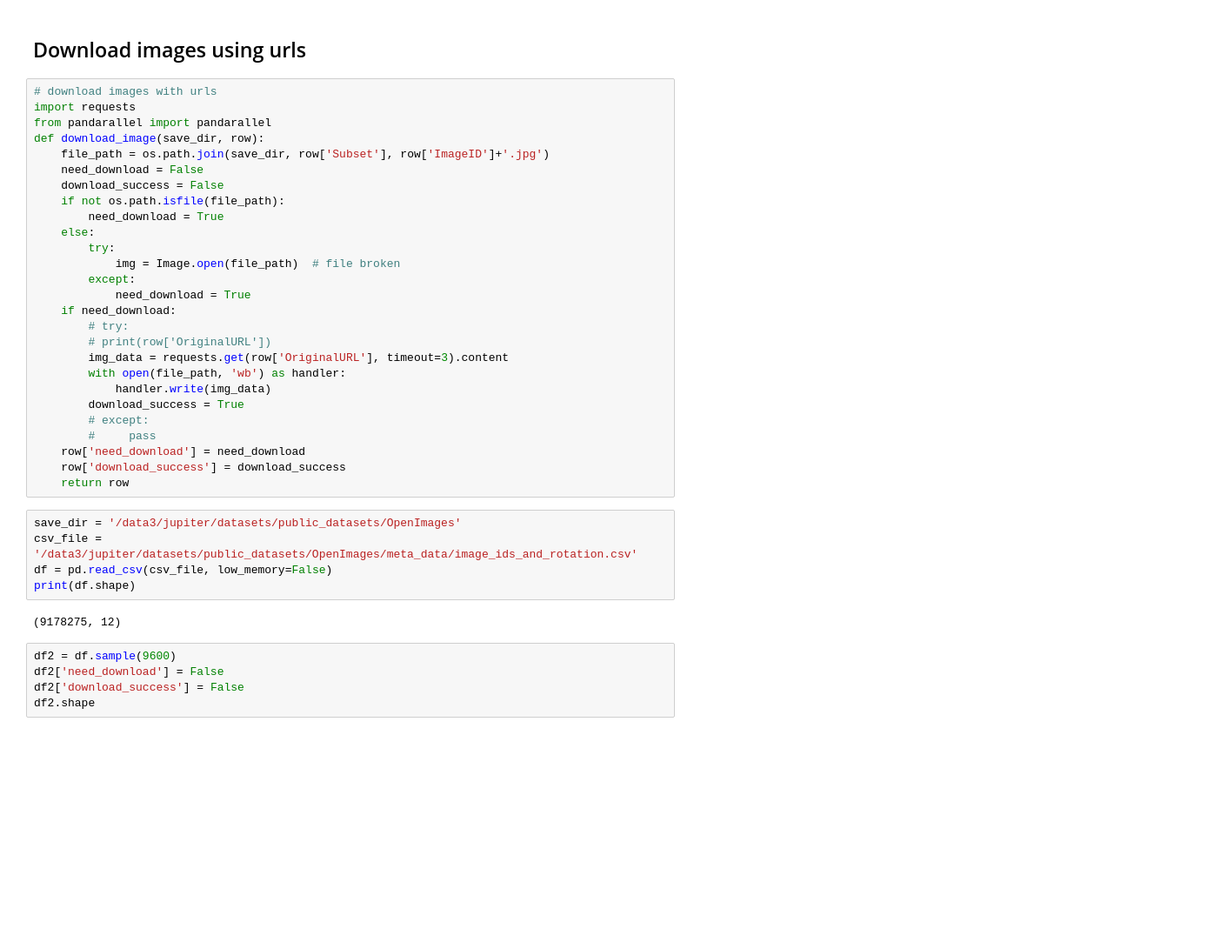
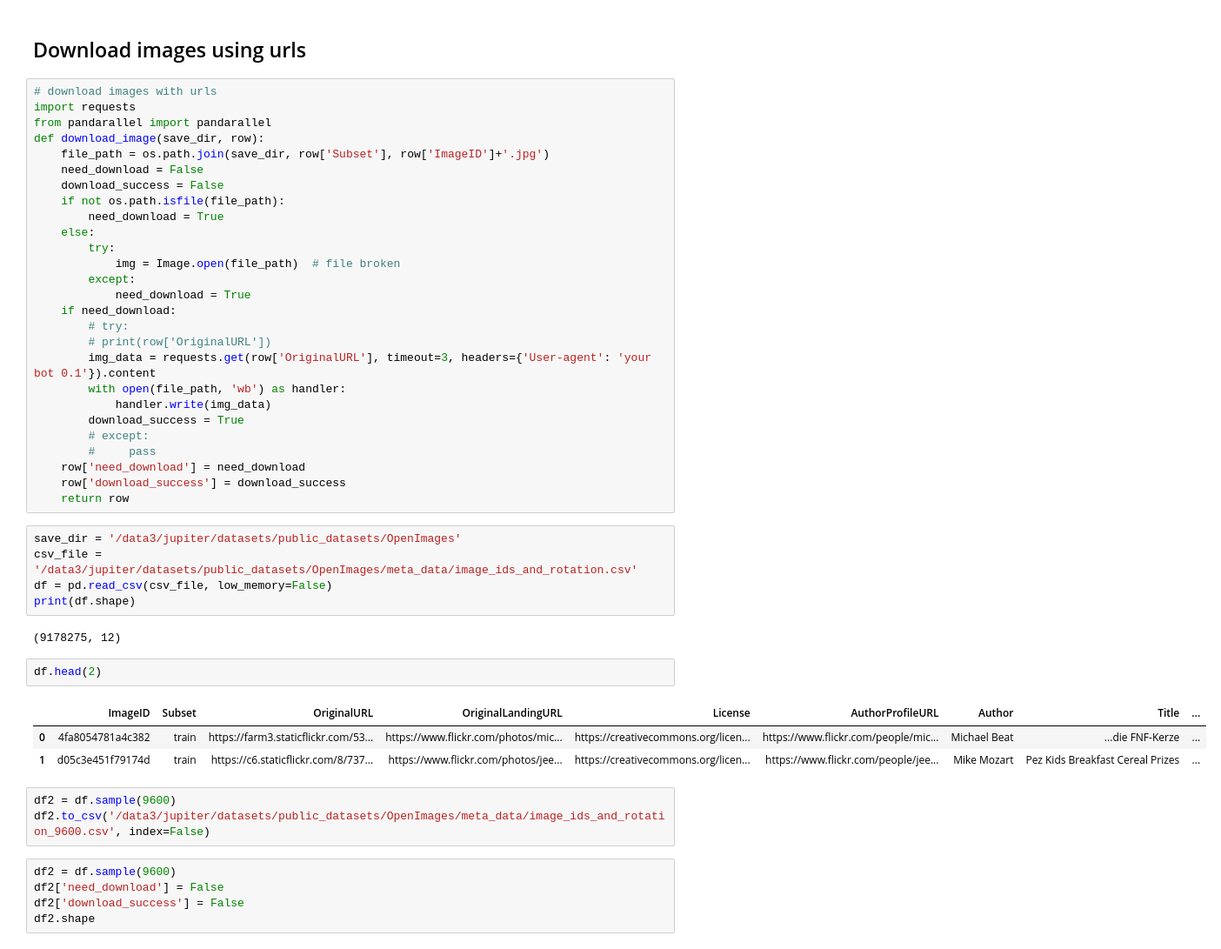
Before and after one commit to liyubrt/notebooks, a Jupyter notebook: pretrain_vit/OpenImages.ipynb, the cells around one changed output. Shown at 87% size. Cells and saved outputs as stored; diff of their text form; blank space fills up the shorter version.

```diff
--- a/pretrain_vit/OpenImages.ipynb
+++ b/pretrain_vit/OpenImages.ipynb
@@ -614,7 +614,7 @@ def download_image(save_dir, row):
     if need_download:
         # try:
         # print(row['OriginalURL'])
-        img_data = requests.get(row['OriginalURL'], timeout=3).content
+        img_data = requests.get(row['OriginalURL'], timeout=3, headers={'User-agent': 'your bot 0.1'}).content
         with open(file_path, 'wb') as handler:
             handler.write(img_data)
         download_success = True
@@ -630,6 +630,15 @@ df = pd.read_csv(csv_file, low_memory=False)
 print(df.shape)
 # %% [output]
 (9178275, 12)
+# %%
+df.head(2)
+# %% [output]
+|  | ImageID | Subset | OriginalURL | OriginalLandingURL | License | AuthorProfileURL | Author | Title | ... |
+| 0 | 4fa8054781a4c382 | train | https://farm3.staticflickr.com/53... | https://www.flickr.com/photos/mic... | https://creativecommons.org/licen... | https://www.flickr.com/people/mic... | Michael Beat | ...die FNF-Kerze | ... |
+| 1 | d05c3e451f79174d | train | https://c6.staticflickr.com/8/737... | https://www.flickr.com/photos/jee... | https://creativecommons.org/licen... | https://www.flickr.com/people/jee... | Mike Mozart | Pez Kids Breakfast Cereal Prizes | ... |
+# %%
+df2 = df.sample(9600)
+df2.to_csv('/data3/jupiter/datasets/public_datasets/OpenImages/meta_data/image_ids_and_rotation_9600.csv', index=False)
 # %%
 df2 = df.sample(9600)
 df2['need_download'] = False
```
Also changed, not shown: parts of 3 cells of this notebook, 8 other files.
